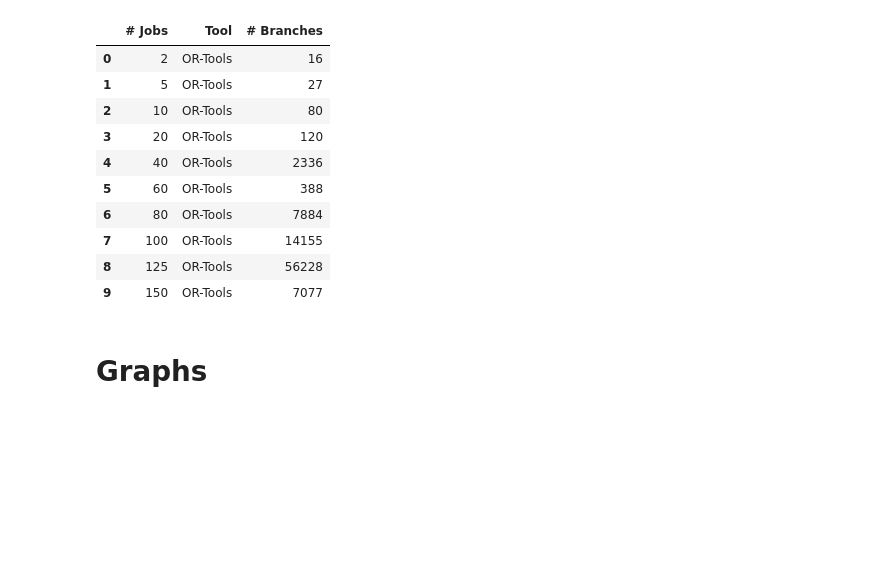
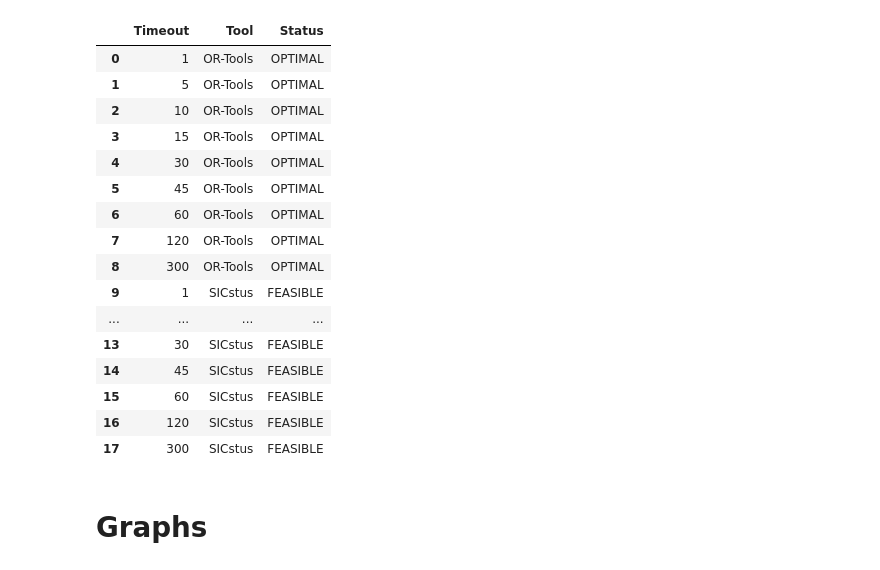
Before and after one commit to LeKinaSa/plr-job-shop, a Jupyter notebook: src/analysis/ResultsAnalysis.ipynb, the cells around one changed output. Cells and saved outputs as stored; diff of their text form; code cells hidden in the pictures; blank space fills up the shorter version.

Commit message:
Adding timeout-obj_func and timeout-status graphs

```diff
--- a/src/analysis/ResultsAnalysis.ipynb
+++ b/src/analysis/ResultsAnalysis.ipynb
@@ -119,44 +119,83 @@ n_machines_status_sns['Status'] = n_machines_status_sns['Status'].str.strip().re
 n_machines_status_sns.rename(columns={'n_machines': '# Machines'}, inplace=True)
 n_machines_status_sns
 
 # ---------------------
 
 avg_size_task_wall_time = pd.concat(
     [
         df_parameters['average_size_task'],
         df_OR_wall_time.rename(columns = {'average_size_task':'OR-Tools'})['OR-Tools'],
         df_PL_wall_time.rename(columns = {'average_size_task':'SICstus'})['SICstus']
     ], axis=1)[:16]
 
 avg_size_task_wall_time = avg_size_task_wall_time.melt('average_size_task', var_name='Tool', value_name='Wall Time')
 avg_size_task_wall_time['Wall Time'] = avg_size_task_wall_time['Wall Time'].astype(float)
 avg_size_task_wall_time.rename(columns={'average_size_task': 'Average Task Size'}, inplace=True)
 avg_size_task_wall_time
 
 # ---------------------
 
 branches_n_jobs = pd.concat(
     [
         df_parameters['n_jobs'],
         df_OR_branches.rename(columns = {'n_jobs':'OR-Tools'})['OR-Tools']
     ], axis=1)[:10]
 branches_n_jobs_sns = branches_n_jobs.melt('n_jobs', var_name='Tool', value_name='# Branches')
 branches_n_jobs_sns['# Branches'] = branches_n_jobs_sns['# Branches'].astype(int)
 
 branches_n_jobs_sns.rename(columns={'n_jobs': '# Jobs'}, inplace=True)
 branches_n_jobs_sns
+
+# ---------------------
+
+obj_value_time_out = pd.concat(
+    [
+        df_parameters['time_out'],
+        df_OR_obj_value.rename(columns = {'time_out':'OR-Tools'})['OR-Tools'],
+        df_PL_obj_value.rename(columns = {'time_out':'SICstus'})['SICstus']
+    ], axis=1)[:9]
+
+obj_value_time_out['OR-Tools'] = obj_value_time_out['OR-Tools'].astype(float) # Need to convert or-tools from string to float and then to int
+obj_value_time_out = obj_value_time_out.astype(int)
+
+obj_value_time_out_sns = obj_value_time_out.melt('time_out', var_name='Tool', value_name='Objective Function')
+
+obj_value_time_out_sns.rename(columns={'time_out': 'Timeout'}, inplace=True)
+obj_value_time_out_sns
+
+# ---------------------
+
+status_time_out = pd.concat(
+    [
+        df_parameters['time_out'],
+        df_OR_status.rename(columns = {'time_out':'OR-Tools'})['OR-Tools'],
+        df_PL_status.rename(columns = {'time_out':'SICstus'})['SICstus']
+    ], axis=1)[:9]
+status_time_out
+
+status_time_out_sns = status_time_out.melt('time_out', var_name='Tool', value_name='Status')
+
+status_time_out_sns['Status'] = status_time_out_sns['Status'].str.strip().replace({'optimality': 'OPTIMAL', 'success': 'FEASIBLE', 'time_out': 'TIMEOUT'})
+status_time_out_sns.rename(columns={'time_out': 'Timeout'}, inplace=True)
+status_time_out_sns
 # %% [output]
-|  | # Jobs | Tool | # Branches |
-| 0 | 2 | OR-Tools | 16 |
-| 1 | 5 | OR-Tools | 27 |
-| 2 | 10 | OR-Tools | 80 |
-| 3 | 20 | OR-Tools | 120 |
-| 4 | 40 | OR-Tools | 2336 |
-| 5 | 60 | OR-Tools | 388 |
-| 6 | 80 | OR-Tools | 7884 |
-| 7 | 100 | OR-Tools | 14155 |
-| 8 | 125 | OR-Tools | 56228 |
-| 9 | 150 | OR-Tools | 7077 |
+|  | Timeout | Tool | Status |
+| 0 | 1 | OR-Tools | OPTIMAL |
+| 1 | 5 | OR-Tools | OPTIMAL |
+| 2 | 10 | OR-Tools | OPTIMAL |
+| 3 | 15 | OR-Tools | OPTIMAL |
+| 4 | 30 | OR-Tools | OPTIMAL |
+| 5 | 45 | OR-Tools | OPTIMAL |
+| 6 | 60 | OR-Tools | OPTIMAL |
+| 7 | 120 | OR-Tools | OPTIMAL |
+| 8 | 300 | OR-Tools | OPTIMAL |
+| 9 | 1 | SICstus | FEASIBLE |
+| ... | ... | ... | ... |
+| 13 | 30 | SICstus | FEASIBLE |
+| 14 | 45 | SICstus | FEASIBLE |
+| 15 | 60 | SICstus | FEASIBLE |
+| 16 | 120 | SICstus | FEASIBLE |
+| 17 | 300 | SICstus | FEASIBLE |
 # %% [markdown]
 # Graphs
 # %%
```
Also changed, not shown: parts of 8 cells of this notebook, 2 other files.
